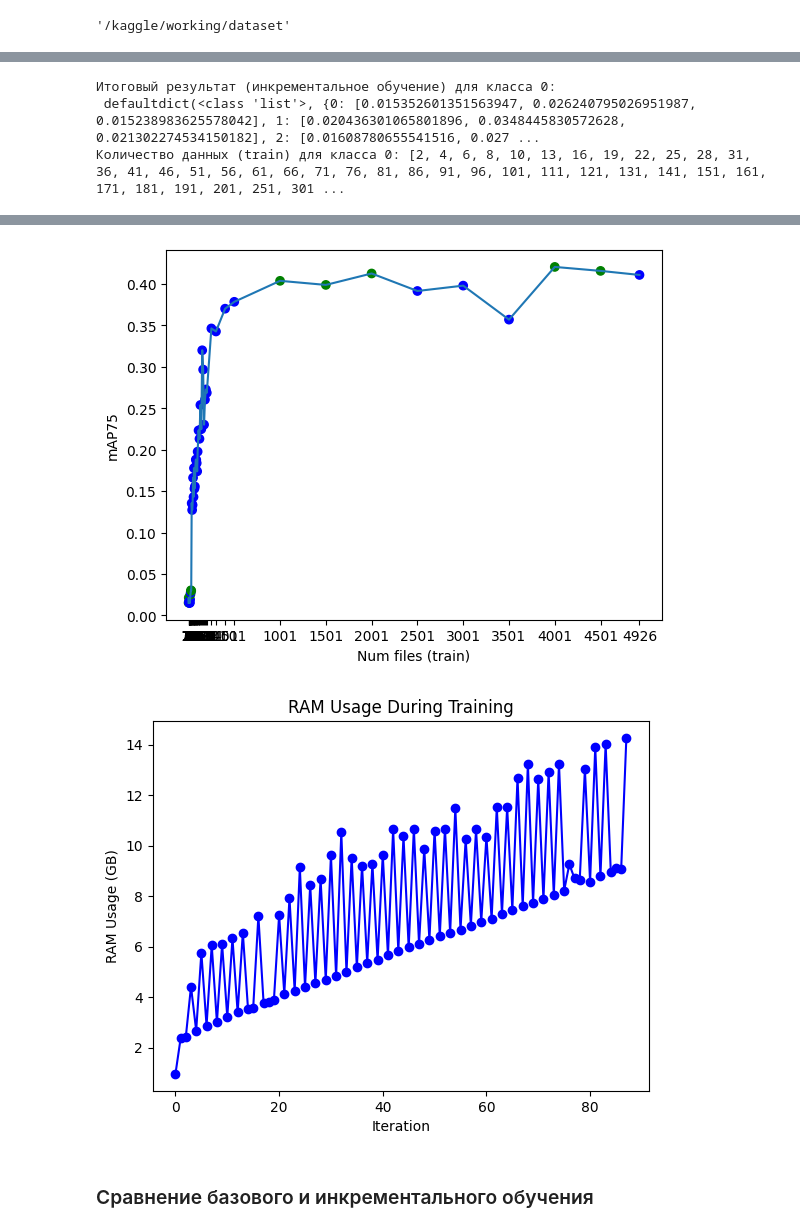
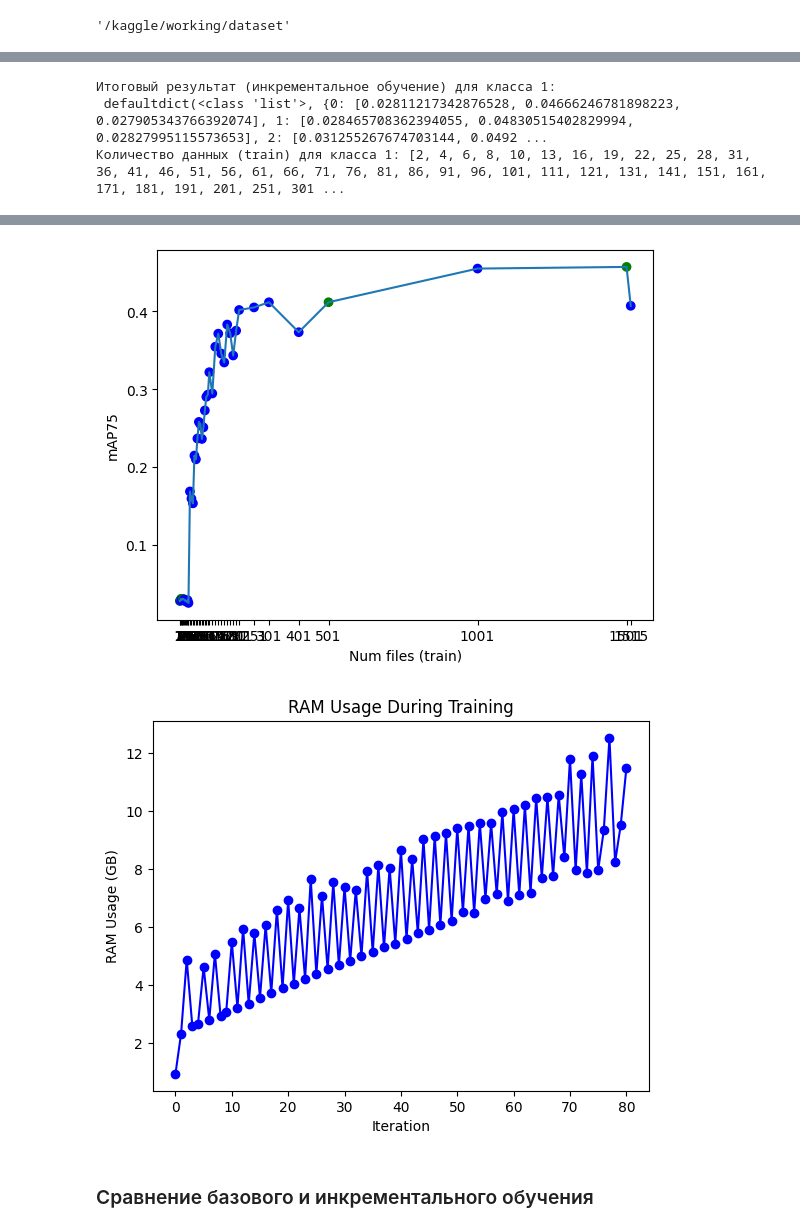
Before and after one commit to CTLab-ITMO/PTS-SP, a Jupyter notebook: yolov8.ipynb, the cells around one changed output, grey strips where cells are left out. Cells and saved outputs as stored; diff of their text form; code cells hidden in the pictures.

Commit message:
Kaggle Notebook | yolov8 | Version 117

```diff
--- a/yolov8.ipynb
+++ b/yolov8.ipynb
@@ -813,7 +813,7 @@ class YoloModel:
 locale.getpreferredencoding = lambda: "UTF-8"
 
 PATH_TO_MODEL = "/kaggle/working/yolov8m-seg.pt"
-PATH_TO_YAML = "/kaggle/working/dataset/isaid_class_0/data.yaml"
+PATH_TO_YAML = "/kaggle/working/dataset/isaid_class_1/data.yaml"
 TRAIN_PERC = 0.8
 TEST_PERC = 0.1
 VAL_PERC = 0.1
@@ -836,7 +836,7 @@ exp_inc = YoloModel(PATH_TO_MODEL, PATH_TO_YAML, TRAIN_PERC, TEST_PERC, VAL_PERC
 # exp_inc.increm_learning(KEEP_PERC, ITERS, PIECE_PERC, FIB_FLAG, PREV_NUM, THRESHOLD)
 # exp_inc.plot_ram_usage()
 
-exp_inc.increm_learning_one_class('0', KEEP_PERC, ITERS, PIECE_PERC, FIB_FLAG, PREV_NUM, THRESHOLD)
+exp_inc.increm_learning_one_class('1', KEEP_PERC, ITERS, PIECE_PERC, FIB_FLAG, PREV_NUM, THRESHOLD)
 exp_inc.plot_ram_usage()
 # %% [output]
 Кол-во пустых файлов - 0
@@ -876,3 +876,3 @@ YOLOv8m-seg summary (fused): 245 layers, 27231069 parameters, 0 gradients, 110.0
-Итоговый результат (инкрементальное обучение) для класса 0:
- defaultdict(<class 'list'>, {0: [0.015352601351563947, 0.026240795026951987, 0.015238983625578042], 1: [0.020436301065801896, 0.0348445830572628, 0.021302274534150182], 2: [0.01608780655541516, 0.027 ...
-Количество данных (train) для класса 0: [2, 4, 6, 8, 10, 13, 16, 19, 22, 25, 28, 31, 36, 41, 46, 51, 56, 61, 66, 71, 76, 81, 86, 91, 96, 101, 111, 121, 131, 141, 151, 161, 171, 181, 191, 201, 251, 301 ...
+Итоговый результат (инкрементальное обучение) для класса 1:
+ defaultdict(<class 'list'>, {0: [0.02811217342876528, 0.04666246781898223, 0.027905343766392074], 1: [0.028465708362394055, 0.04830515402829994, 0.02827995115573653], 2: [0.031255267674703144, 0.0492 ...
+Количество данных (train) для класса 1: [2, 4, 6, 8, 10, 13, 16, 19, 22, 25, 28, 31, 36, 41, 46, 51, 56, 61, 66, 71, 76, 81, 86, 91, 96, 101, 111, 121, 131, 141, 151, 161, 171, 181, 191, 201, 251, 301 ...
@@ -881,5 +881,5 @@ YOLOv8m-seg summary (fused): 245 layers, 27231069 parameters, 0 gradients, 110.0
-[figure, old version]
+[figure, new version]
-[figure, old version]
+[figure, new version]
 # %% [markdown]
 ### Сравнение базового и инкрементального обучения
 # %% [markdown]
```
Also changed, not shown: parts of 6 cells of this notebook.
